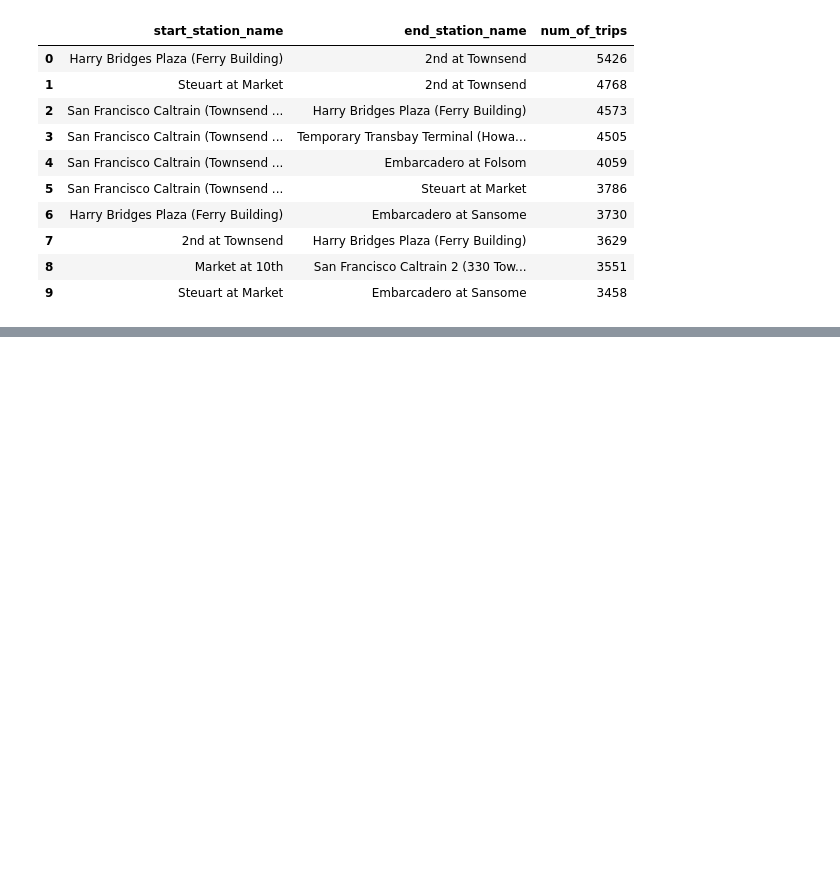
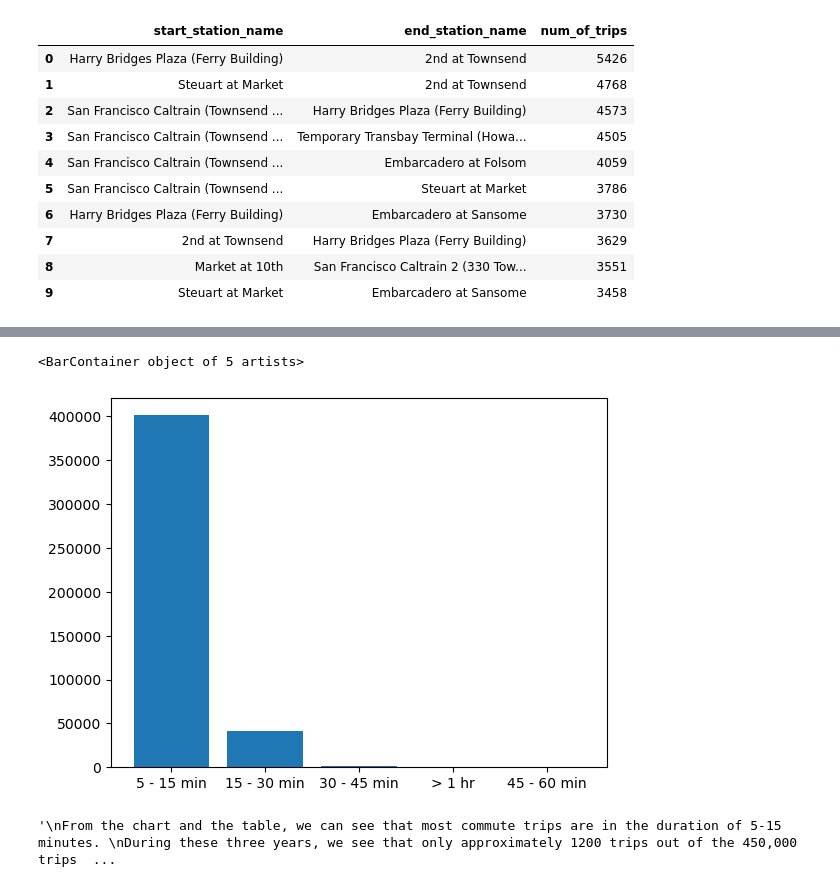
Before and after one commit to kevinxuan/MIDS_W205, a Jupyter notebook: Project_1.ipynb, the cells around one changed output, grey strips where cells are left out. Saved outputs shown, nothing was run; the diff lists cells and outputs as text; code cells hidden in the pictures; blank space fills up the shorter version.

```diff
--- a/Project_1.ipynb
+++ b/Project_1.ipynb
@@ -84,0 +85,16 @@ GROUP BY duration_group;
+# %%
+plt.bar(trips_duration.duration_group,trips_duration.trip_count)
+# %% [output]
+<BarContainer object of 5 artists>
+[figure, added]
+# %%
+'''
+From the chart and the table, we can see that most commute trips are in the duration of 5-15 minutes.
+During these three years, we see that only approximately 1200 trips out of the 450,000 trips are
+more than 30 minutes, and that 90% of the trips are in the range from 5 - 15 minutes, so the company
+should enforce the monthly and annually membership (30 minutes of ride).
+The "Bike Share for All" membership (45 minutes of ride) is not going to be useful for commuters, as most of their trips
+going to be are within 30 minutes. Hence, it's better to remove "Bike Share for All" offer.
+'''
+# %% [output]
+'\nFrom the chart and the table, we can see that most commute trips are in the duration of 5-15 minutes. \nDuring these three years, we see that only approximately 1200 trips out of the 450,000 trips  ...
```
Also changed, not shown: parts of 18 cells of this notebook, 1 other file.
